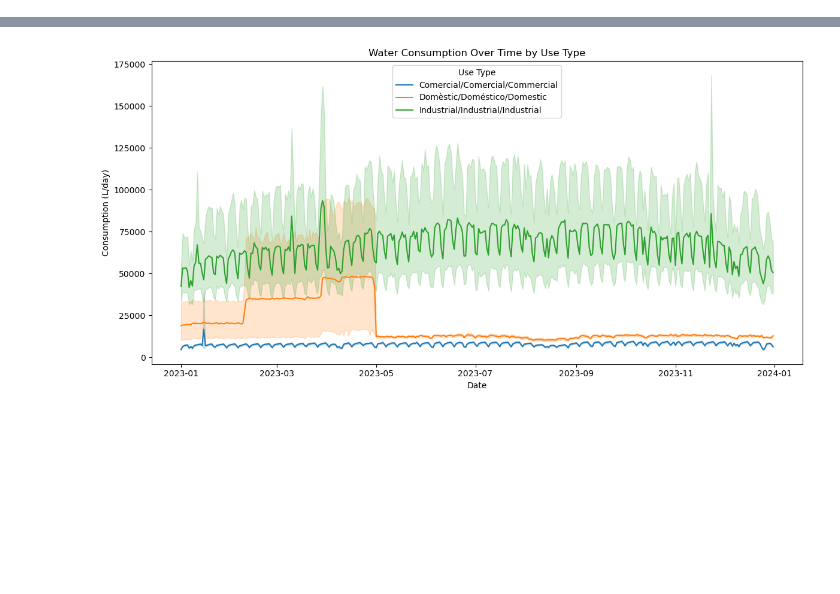
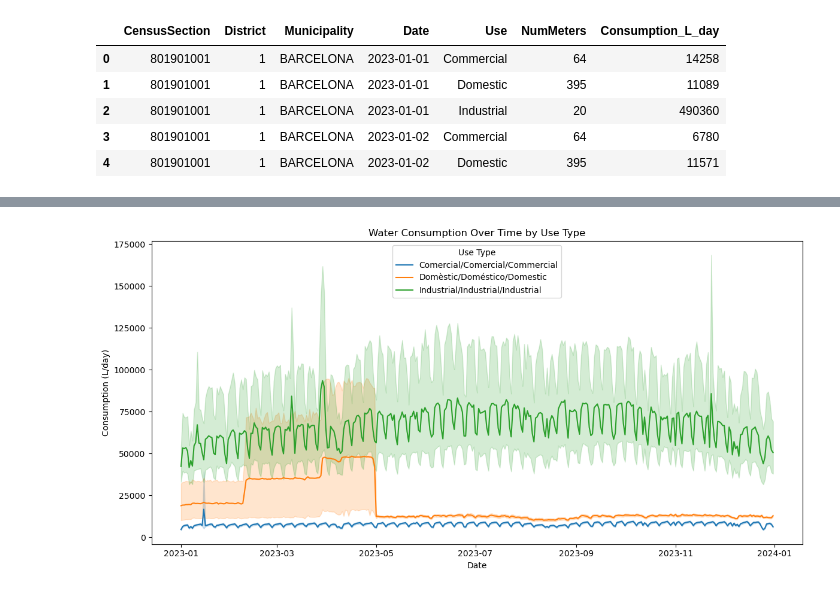
Before and after one commit to othats/GP_ABDATA_25, a Jupyter notebook: eda.ipynb, the cells around one changed output, grey strips where cells are left out. Cells and saved outputs as stored; diff of their text form; code cells hidden in the pictures; blank space fills up the shorter version.

```diff
--- a/eda.ipynb
+++ b/eda.ipynb
@@ -73,3 +85,24 @@ Use                      3
 NumMeters             1506
 Consumption_L_day    91483
 dtype: int64
+# %%
+# DATA TRANSFORMATION
+
+# Date formatting
+df["Date"] = pd.to_datetime(df["Date"], errors='coerce')
+
+# Standardizing 'Use' column
+df["Use"] = df["Use"].replace({
+    "Domèstic/Doméstico/Domestic": "Domestic",
+    "Comercial/Comercial/Commercial": "Commercial",
+    "Industrial/Industrial/Industrial": "Industrial"
+})
+
+display(df.head())
+# %% [output]
+|  | CensusSection | District | Municipality | Date | Use | NumMeters | Consumption_L_day |
+| 0 | 801901001 | 1 | BARCELONA | 2023-01-01 | Commercial | 64 | 14258 |
+| 1 | 801901001 | 1 | BARCELONA | 2023-01-01 | Domestic | 395 | 11089 |
+| 2 | 801901001 | 1 | BARCELONA | 2023-01-01 | Industrial | 20 | 490360 |
+| 3 | 801901001 | 1 | BARCELONA | 2023-01-02 | Commercial | 64 | 6780 |
+| 4 | 801901001 | 1 | BARCELONA | 2023-01-02 | Domestic | 395 | 11571 |
```
Also changed, not shown: parts of 13 cells of this notebook.
